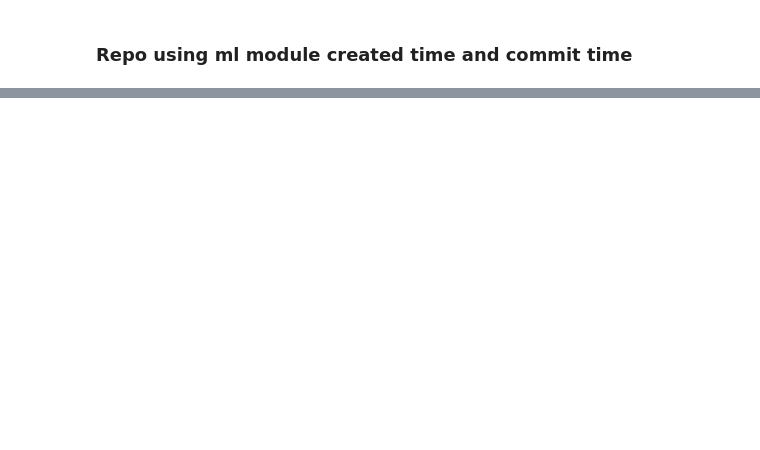
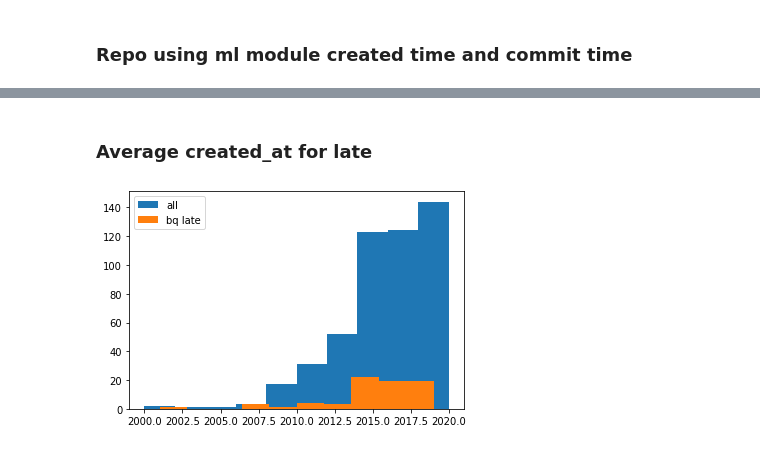
Before and after one commit to elletsai/github_project, a Jupyter notebook: analysis/EDA.ipynb, the cells around one changed output, grey strips where cells are left out. Drawn from its saved outputs; the diff is of its cells as text; code cells hidden in the pictures; blank space fills up the shorter version.

```diff
--- a/analysis/EDA.ipynb
+++ b/analysis/EDA.ipynb
@@ -85,0 +92,5 @@ time[(time['bq-create_days'] <= time['last-bq_days']) & (time['bq-create_days']
+# %%
+time['bq-ml'] = round((time['ml_commit_first'] - time['bq_content_first'])/ np.timedelta64(1, 'M'))
+time['first-bq'] = round((time['bq_content_first'] - time['first_commit'])/ np.timedelta64(1, 'M'))
+time['bq-last'] = round((time['last_commit'] - time['bq_content_first'])/ np.timedelta64(1, 'M'))
+time
@@ -85,0 +111,3 @@ time[(time['bq-create_days'] <= time['last-bq_days']) & (time['bq-create_days']
+# %%
+late = time[time['first-bq'] > time['bq-last']]
+late.head()
@@ -85,0 +121,14 @@ time[(time['bq-create_days'] <= time['last-bq_days']) & (time['bq-create_days']
+# %% [markdown]
+### Average created_at for late
+# %%
+late_year = late['first_commit'].apply(lambda x: x.year)
+# late_year.value_counts()
+# %%
+all_year = time['first_commit'].apply(lambda x: x.year)
+# all_year.value_counts()
+# %%
+plt.hist(all_year, label = 'all')
+plt.hist(late_year, label = 'bq late')
+plt.legend();
+# %% [output]
+[figure, added]
```
Also changed, not shown: parts of 20 cells of this notebook, 2 other files.
